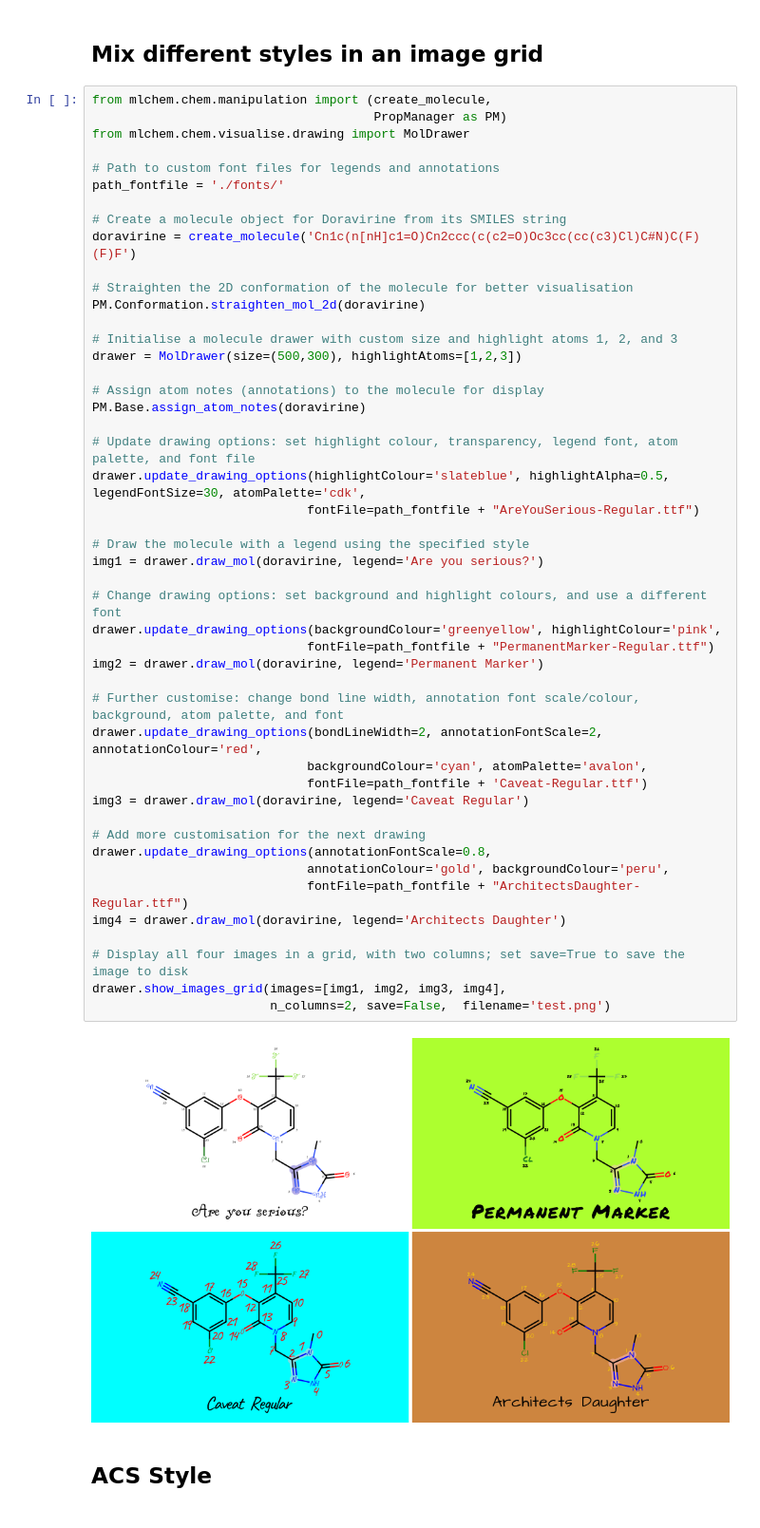
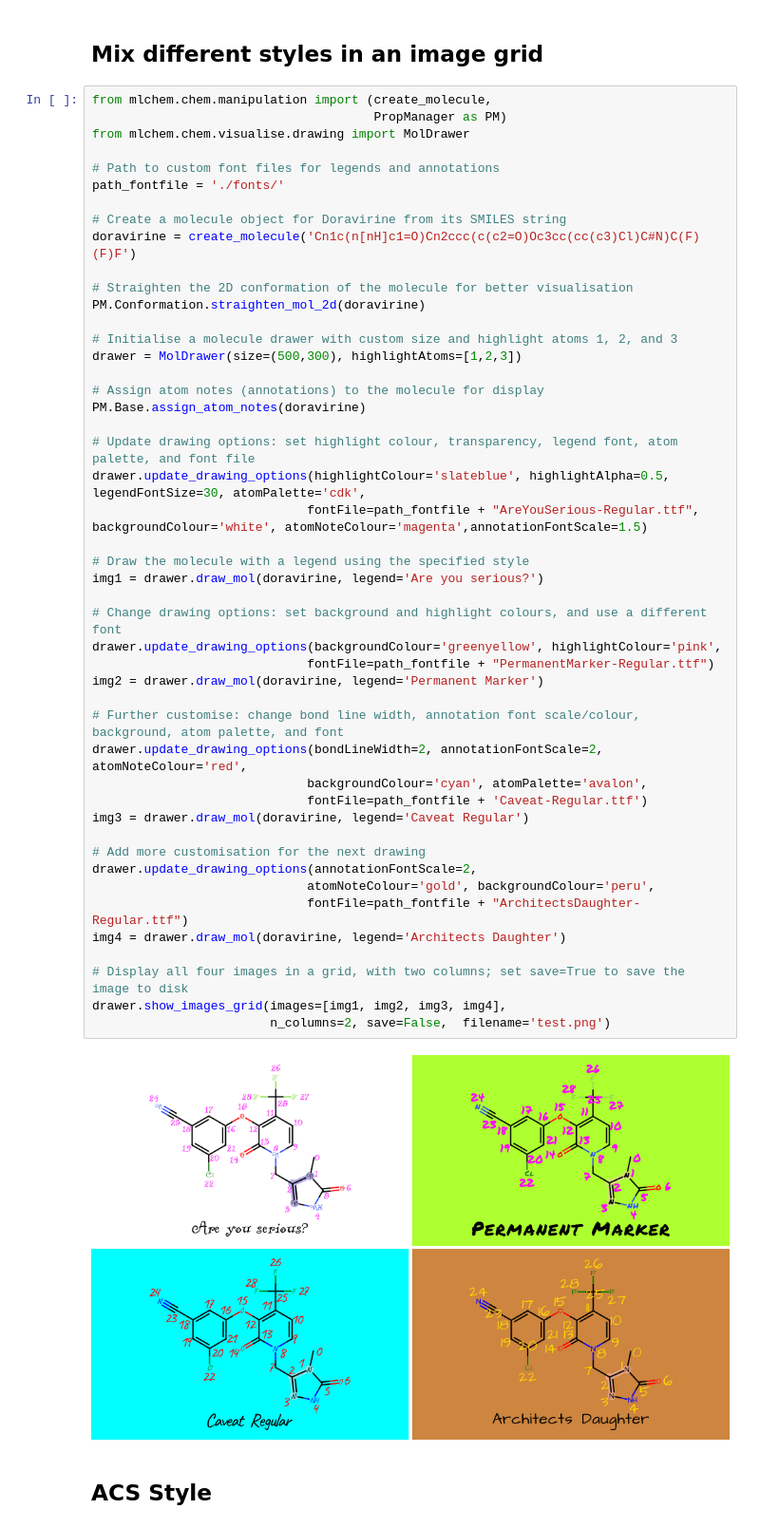
Before and after one commit to seacunilever/mlchem, a Jupyter notebook: examples/4 - Molecule Drawing/mol_drawing_demo.ipynb, the cells around one changed output. Shown at 95% size. Saved outputs shown, nothing was run; the diff lists cells and outputs as text.

```diff
--- a/examples/4 - Molecule Drawing/mol_drawing_demo.ipynb
+++ b/examples/4 - Molecule Drawing/mol_drawing_demo.ipynb
@@ -99,38 +96,38 @@ PM.Conformation.straighten_mol_2d(doravirine)
 # Initialise a molecule drawer with custom size and highlight atoms 1, 2, and 3
 drawer = MolDrawer(size=(500,300), highlightAtoms=[1,2,3])
 
 # Assign atom notes (annotations) to the molecule for display
 PM.Base.assign_atom_notes(doravirine)
 
 # Update drawing options: set highlight colour, transparency, legend font, atom palette, and font file
 drawer.update_drawing_options(highlightColour='slateblue', highlightAlpha=0.5, legendFontSize=30, atomPalette='cdk',
-                             fontFile=path_fontfile + "AreYouSerious-Regular.ttf")
+                             fontFile=path_fontfile + "AreYouSerious-Regular.ttf", backgroundColour='white', atomNoteColour='magenta',annotationFontScale=1.5)
 
 # Draw the molecule with a legend using the specified style
 img1 = drawer.draw_mol(doravirine, legend='Are you serious?')
 
 # Change drawing options: set background and highlight colours, and use a different font
 drawer.update_drawing_options(backgroundColour='greenyellow', highlightColour='pink',
                              fontFile=path_fontfile + "PermanentMarker-Regular.ttf")
 img2 = drawer.draw_mol(doravirine, legend='Permanent Marker')
 
 # Further customise: change bond line width, annotation font scale/colour, background, atom palette, and font
-drawer.update_drawing_options(bondLineWidth=2, annotationFontScale=2, annotationColour='red',
+drawer.update_drawing_options(bondLineWidth=2, annotationFontScale=2, atomNoteColour='red',
                              backgroundColour='cyan', atomPalette='avalon',
                              fontFile=path_fontfile + 'Caveat-Regular.ttf')
 img3 = drawer.draw_mol(doravirine, legend='Caveat Regular')
 
 # Add more customisation for the next drawing
-drawer.update_drawing_options(annotationFontScale=0.8,
-                             annotationColour='gold', backgroundColour='peru',
+drawer.update_drawing_options(annotationFontScale=2,
+                             atomNoteColour='gold', backgroundColour='peru',
                              fontFile=path_fontfile + "ArchitectsDaughter-Regular.ttf")
 img4 = drawer.draw_mol(doravirine, legend='Architects Daughter')
 
 # Display all four images in a grid, with two columns; set save=True to save the image to disk
 drawer.show_images_grid(images=[img1, img2, img3, img4],
                         n_columns=2, save=False,  filename='test.png')
 # %% [output]
-[figure, old version]
+[figure, new version]
 # %% [markdown]
 ## ACS Style
 # %%
```
Also changed, not shown: parts of 32 cells of this notebook, 4 other files.
